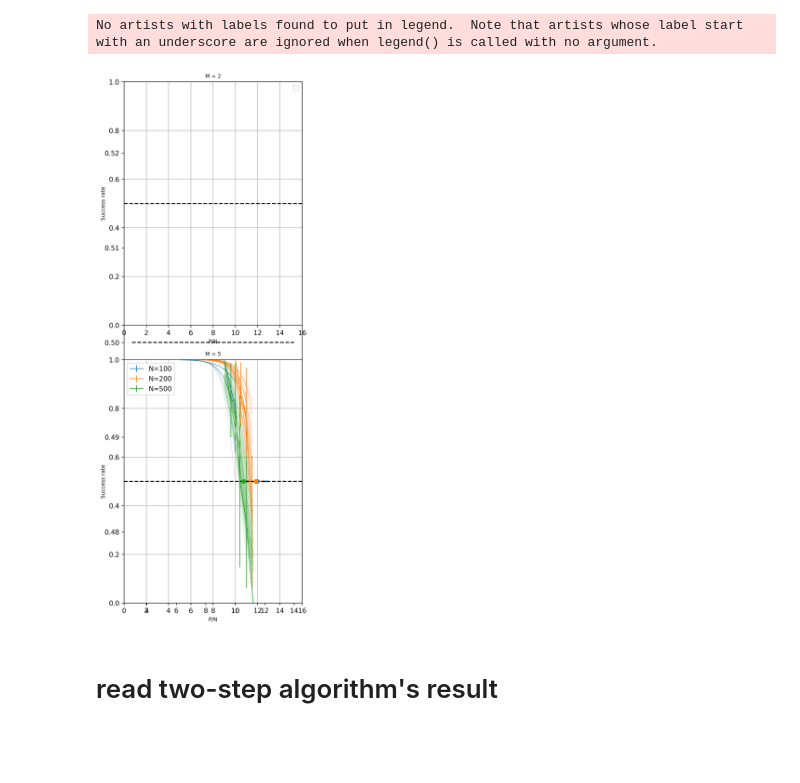
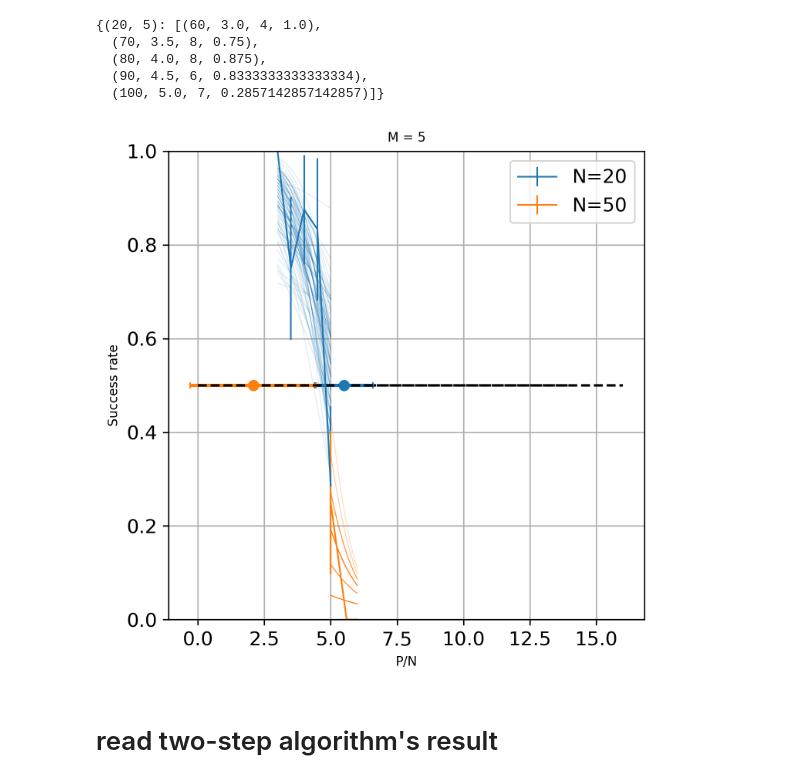
Before and after one commit to london-and-tequila/parallel_synapse_capacity, a Jupyter notebook: plot_results.ipynb, the cells around one changed output. Cells and saved outputs as stored; diff of their text form; code cells hidden in the pictures; blank space fills up the shorter version.

Commit message:
test with noise

```diff
--- a/plot_results.ipynb
+++ b/plot_results.ipynb
@@ -15,10 +17,10 @@ from sklearn.linear_model import LogisticRegression
 experi = {}
 allN = set()
 allM = set()
-for N in [100, 200, 500]:
-    path = glob.glob("./N_" + str(N) + "_gaussian_png/*seed_[0-9].png") + glob.glob(
-        "./N_" + str(N) + "_gaussian_png/*seed_[0-9]_true.png"
-    )
+for N in [20, 50]:
+    path = glob.glob(
+        "./N_" + str(N) + "_noise_png/*seed_[0-9]*_repeat_20.png"
+    ) + glob.glob("./N_" + str(N) + "_noise_png/*seed_[0-9]*_repeat_20_true.png")
 
     for p_ in path:
         params = p_.split("/")[-1].replace(".png", "").split("_")
@@ -75,6 +77,14 @@ for N, M in countTrialDict:
     print("N, M:", N, M, " P, alpha, count, rate: ")
     print(countTrialDict[(N, M)])
     print("----")
+# %%
+countTrialDict
+# %% [output]
+{(20, 5): [(60, 3.0, 4, 1.0),
+  (70, 3.5, 8, 0.75),
+  (80, 4.0, 8, 0.875),
+  (90, 4.5, 6, 0.8333333333333334),
+  (100, 5.0, 7, 0.2857142857142857)]}
 # %%
 # import csv
 # filename = 'result.csv'
@@ -100,7 +110,7 @@ for N, M in countTrialDict:
 #         experi[(N, M)] = experi_old[(N, M)]
 # allM.add(5)
 # %%
-plt.figure(figsize=(5, 12), dpi=300)
+plt.figure(figsize=(5, 5), dpi=300)
 plt.plot([3, 14], [0.5, 0.5], "k--")
 c = [
     "tab:blue",
@@ -111,6 +121,7 @@ c = [
     "tab:brown",
     "tab:pink",
 ]
+
 
 arrayN = np.array(sorted(list(allN)))
 arrayM = np.array(sorted(list(allM)))
@@ -170,36 +181,35 @@ for count, (N, M) in enumerate(experi):
         color=c[np.where(arrayN == N)[0][0]],
     )
 
     plt.errorbar(
         [np.array(psedoC).mean()],
         [0.5],
         xerr=np.array(psedoC).std(),
         fmt="o",
         linewidth=2,
         capsize=2,
         color=c[np.where(arrayN == N)[0][0]],
     )
 for i in range(arrayM.size):
     plt.subplot(arrayM.size, 1, i + 1)
     plt.title("M = " + str(arrayM[i]), fontsize=8)
     plt.legend()
-    plt.xlim([0, 16])
+    # plt.xlim([0, 16])
     plt.ylim([0, 1])
     plt.plot([0, 16], [0.5, 0.5], "k--")
     plt.grid()
     plt.xlabel("P/N", fontsize=8)
     plt.ylabel("Success rate", fontsize=8)
 for M in capacity:
     capacity[M] = np.array(capacity[M])
 capacity = collections.OrderedDict(sorted(capacity.items()))
 
 plt.tight_layout()
 
 plt.savefig("success_rate.pdf")
 plt.show()
 # %% [output]
-No artists with labels found to put in legend.  Note that artists whose label start with an underscore are ignored when legend() is called with no argument.
-[figure, old version]
+[figure, new version]
 # %% [markdown]
 # read two-step algorithm's result
 # %%
```
Also changed, not shown: parts of 6 cells of this notebook, 7 other files.
